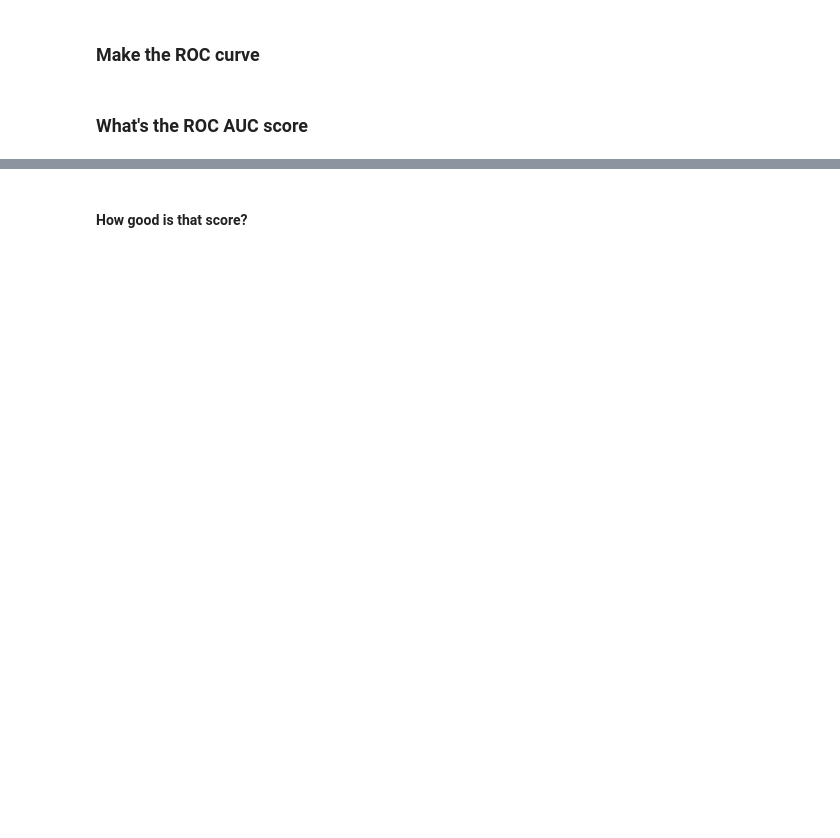
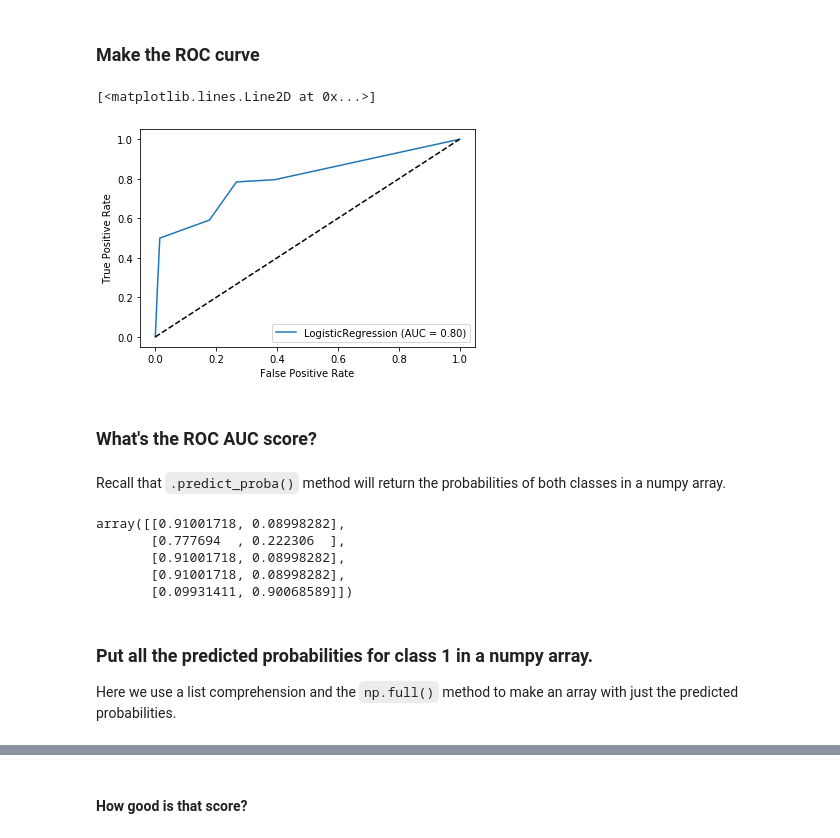
Before and after one commit to ersingt/coursework, a Jupyter notebook: 04-Week/04-ohe/ohe_start_post_class_jeff2.ipynb, the cells around one changed output, grey strips where cells are left out. Drawn from its saved outputs; the diff is of its cells as text; code cells hidden in the pictures; blank space fills up the shorter version.

```diff
--- a/04-Week/04-ohe/ohe_start_post_class_jeff2.ipynb
+++ b/04-Week/04-ohe/ohe_start_post_class_jeff2.ipynb
@@ -150,2 +230,23 @@ classification_report(y_test, preds, output_dict=True)
+# %%
+plot_roc_curve(logreg, X_test_dummified, y_test);
+plt.plot([0, 1], [0, 1], 'k--')
+# %% [output]
+[<matplotlib.lines.Line2D at 0x...>]
+[figure, added]
 # %% [markdown]
-### What's the ROC AUC score
+### What's the ROC AUC score?
+# %% [markdown]
+Recall that `.predict_proba()` method will return the probabilities of both classes in a numpy array.
+# %%
+both_probs = logreg.predict_proba(X_test_dummified)
+both_probs[:5]
+# %% [output]
+array([[0.91001718, 0.08998282],
+       [0.777694  , 0.222306  ],
+       [0.91001718, 0.08998282],
+       [0.91001718, 0.08998282],
+       [0.09931411, 0.90068589]])
+# %% [markdown]
+### Put all the predicted probabilities for class 1 in a numpy array.
+
+Here we use a list comprehension and the `np.full()` method to make an array with just the predicted probabilities.
```
Also changed, not shown: parts of 21 cells of this notebook.
